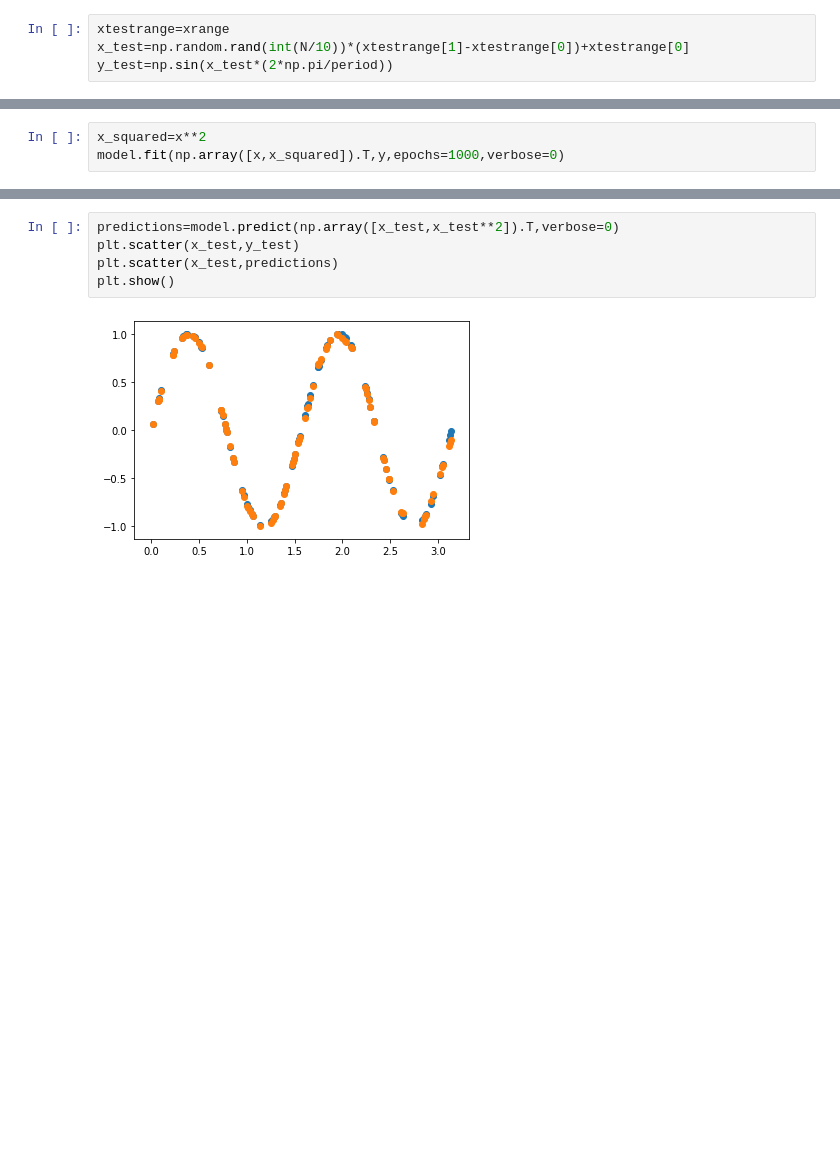
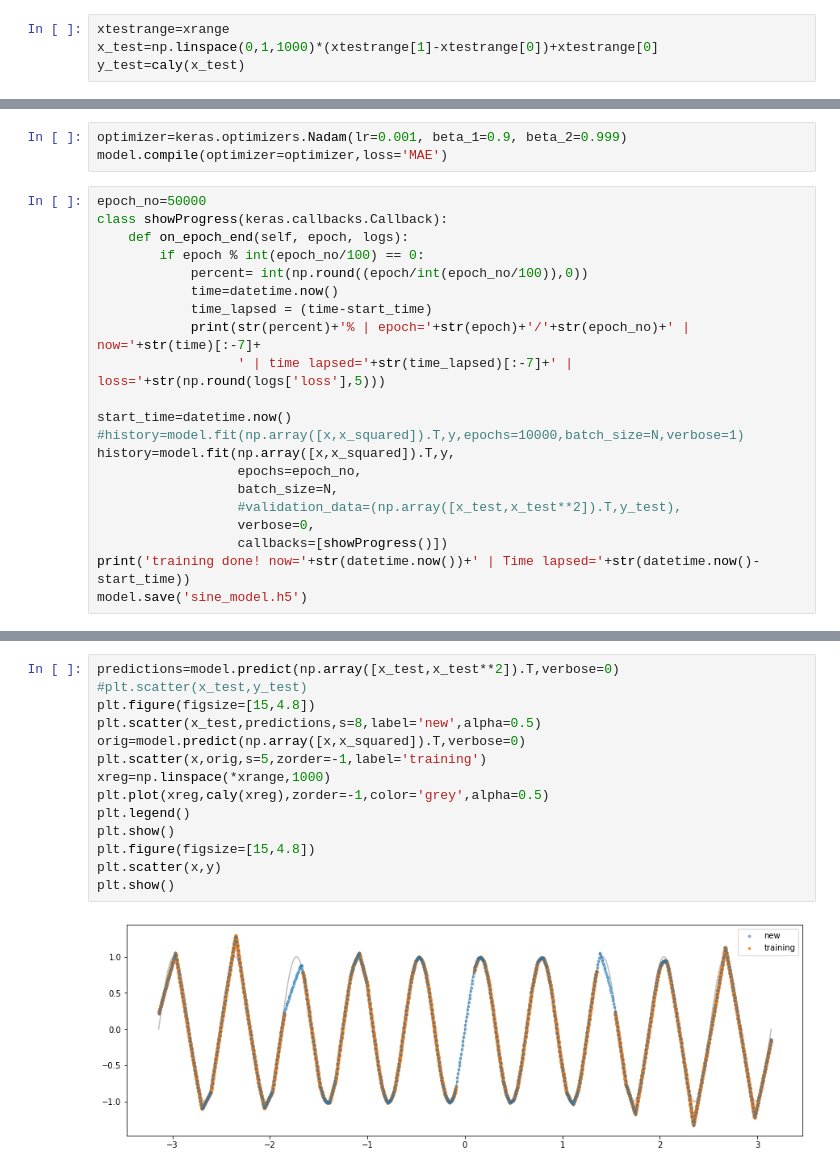
Before and after one commit to Harry-Westwood/Y4-Project-InterNeuralStellar, a Jupyter notebook: Hin's_files/neural_network_test/TestNN.ipynb, the cells around one changed output, grey strips where cells are left out. Saved outputs shown, nothing was run; the diff lists cells and outputs as text; blank space fills up the shorter version.

```diff
--- a/Hin's_files/neural_network_test/TestNN.ipynb
+++ b/Hin's_files/neural_network_test/TestNN.ipynb
@@ -15,5 +50,5 @@ plt.scatter(x,y)
 # %%
 xtestrange=xrange
-x_test=np.random.rand(int(N/10))*(xtestrange[1]-xtestrange[0])+xtestrange[0]
-y_test=np.sin(x_test*(2*np.pi/period))
+x_test=np.linspace(0,1,1000)*(xtestrange[1]-xtestrange[0])+xtestrange[0]
+y_test=caly(x_test)
 # %%
@@ -30,3 +90,0 @@ model.compile(optimizer='Nadam',
-# %%
-x_squared=x**2
-model.fit(np.array([x,x_squared]).T,y,epochs=1000,verbose=0)
@@ -34,0 +91,24 @@ model.fit(np.array([x,x_squared]).T,y,epochs=1000,verbose=0)
+# %%
+optimizer=keras.optimizers.Nadam(lr=0.001, beta_1=0.9, beta_2=0.999)
+model.compile(optimizer=optimizer,loss='MAE')
+# %%
+epoch_no=50000
+class showProgress(keras.callbacks.Callback):
+    def on_epoch_end(self, epoch, logs):
+        if epoch % int(epoch_no/100) == 0:
+            percent= int(np.round((epoch/int(epoch_no/100)),0))
+            time=datetime.now()
+            time_lapsed = (time-start_time)
+            print(str(percent)+'% | epoch='+str(epoch)+'/'+str(epoch_no)+' | now='+str(time)[:-7]+
+                  ' | time lapsed='+str(time_lapsed)[:-7]+' | loss='+str(np.round(logs['loss'],5)))
+
+start_time=datetime.now()
+#history=model.fit(np.array([x,x_squared]).T,y,epochs=10000,batch_size=N,verbose=1)
+history=model.fit(np.array([x,x_squared]).T,y,
+                  epochs=epoch_no,
+                  batch_size=N,
+                  #validation_data=(np.array([x_test,x_test**2]).T,y_test),
+                  verbose=0,
+                  callbacks=[showProgress()])
+print('training done! now='+str(datetime.now())+' | Time lapsed='+str(datetime.now()-start_time))
+model.save('sine_model.h5')
@@ -40,7 +154,16 @@ model.evaluate(np.array([x_test,x_test**2]).T,y_test,verbose=2)
-# %%
-predictions=model.predict(np.array([x_test,x_test**2]).T,verbose=0)
-plt.scatter(x_test,y_test)
-plt.scatter(x_test,predictions)
-plt.show()
-# %% [output]
-[figure, removed]
+# %%
+predictions=model.predict(np.array([x_test,x_test**2]).T,verbose=0)
+#plt.scatter(x_test,y_test)
+plt.figure(figsize=[15,4.8])
+plt.scatter(x_test,predictions,s=8,label='new',alpha=0.5)
+orig=model.predict(np.array([x,x_squared]).T,verbose=0)
+plt.scatter(x,orig,s=5,zorder=-1,label='training')
+xreg=np.linspace(*xrange,1000)
+plt.plot(xreg,caly(xreg),zorder=-1,color='grey',alpha=0.5)
+plt.legend()
+plt.show()
+plt.figure(figsize=[15,4.8])
+plt.scatter(x,y)
+plt.show()
+# %% [output]
+[figure, added]
```
Also changed, not shown: parts of 9 cells of this notebook.
